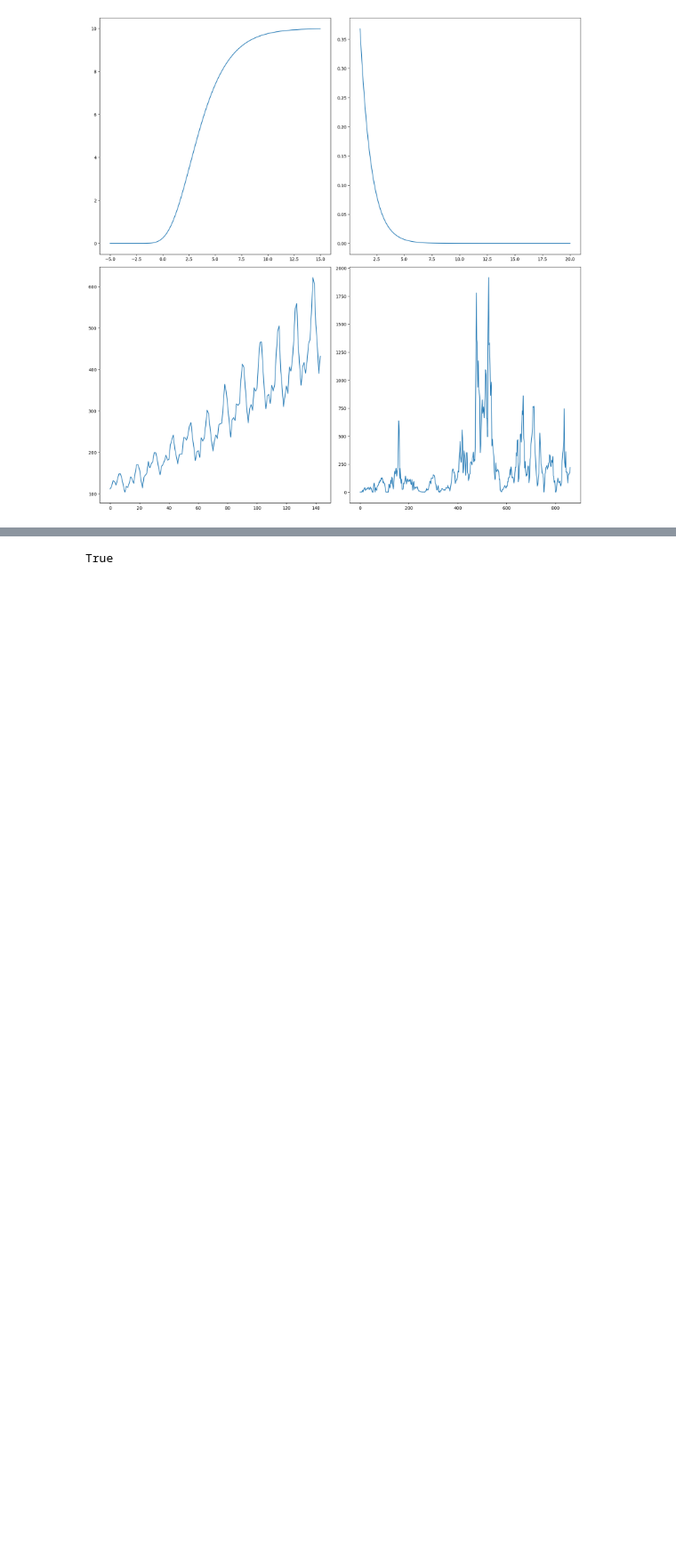
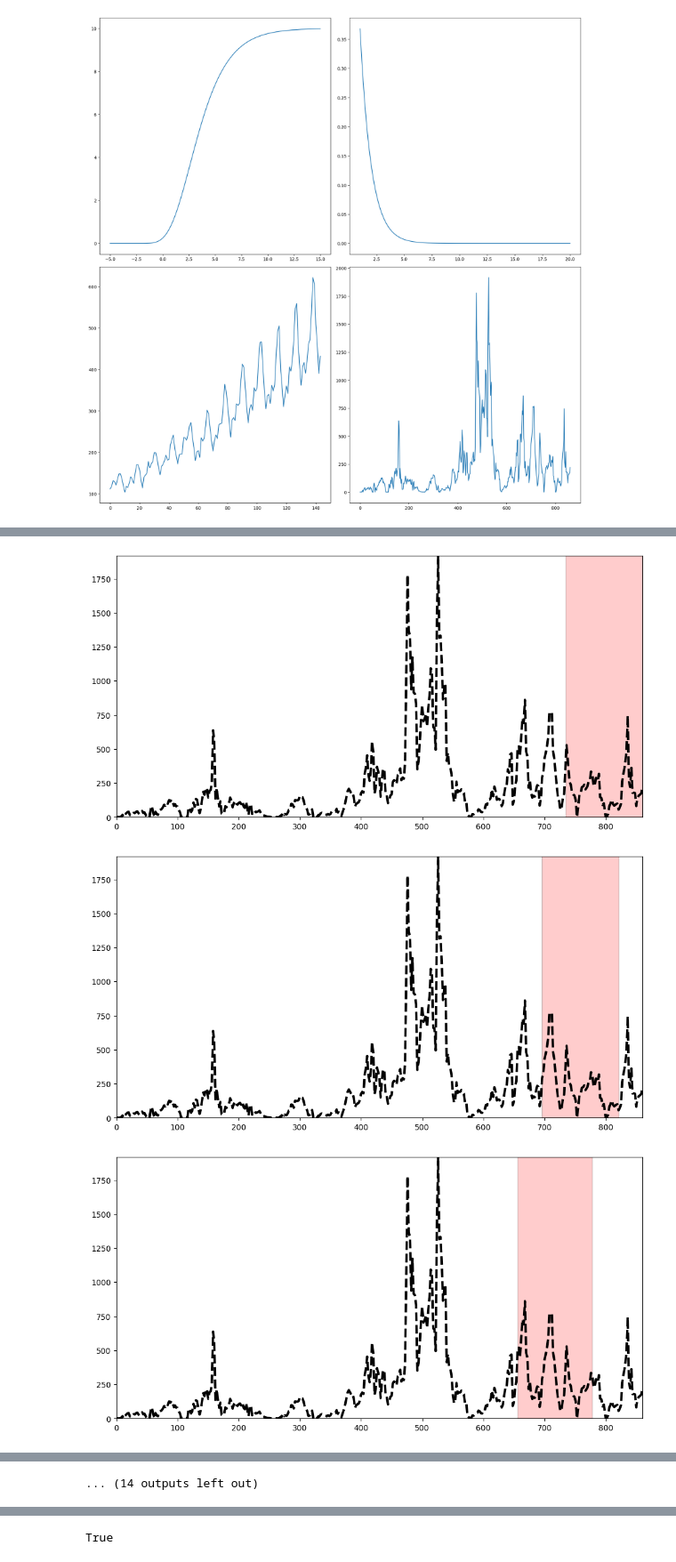
Before and after one commit to Guilherme-Ataliba/Rooling_window-Versatus, a Jupyter notebook: SRRollingMetric/RollingMetric.ipynb, the cells around one changed output, grey strips where cells are left out. Shown at 89% size. Drawn from its saved outputs; the diff is of its cells as text; code cells hidden in the pictures; blank space fills up the shorter version.

```diff
--- a/SRRollingMetric/RollingMetric.ipynb
+++ b/SRRollingMetric/RollingMetric.ipynb
@@ -36,8 +36,8 @@ treated_seco.set_index("eventdate", inplace=True, drop=True)
 treated_seco = treated_seco.asfreq("7D")
 treated_seco.rename(columns={"Unnamed: 0": "weeks"}, inplace=True)
 
-X4 = treated_seco.weeks[::2]
-y4 = treated_seco.value[::2]
+X4 = treated_seco.weeks[::2].values
+y4 = treated_seco.value[::2].values
 
 data = [
     [X1, y1],
@@ -149,0 +125,17 @@ Press 'q' and then <enter> to stop execution early.
+# %%
+start_points1 = [-1, -20, -40, -50, -56, -60, -80, -100, -110, -120, -130]
+start_points2 = [-140, -160, -170, -180, -200, -210, -220]
+start_points3 = [-240, -250, -260, -270, -280, -300, -310, -320]
+
+start_points = start_points1 + start_points2 + start_points3
+
+
+for start in start_points:
+    plt.figure(figsize=(12, 6))
+    RoWi.fit(X4, y4, rollingSR, direction="left", start=X4[start], n_points=60
+    , visualize=True)
+    plt.show()
+# %% [output]
+[figure, added]
+[figure, added]
+[figure, added]
@@ -149,0 +151 @@ Press 'q' and then <enter> to stop execution early.
+... (14 outputs left out)
```
Also changed, not shown: parts of 5 cells of this notebook, 6 other files.
